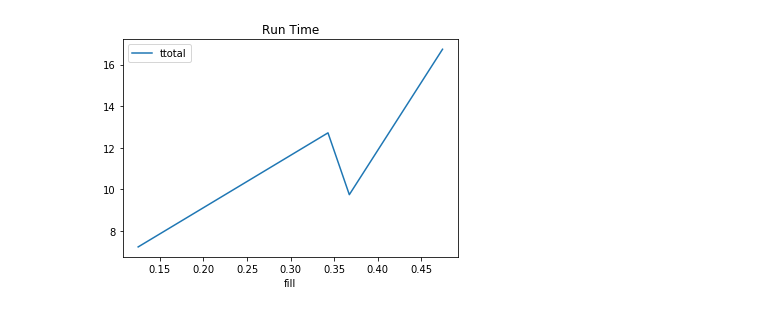
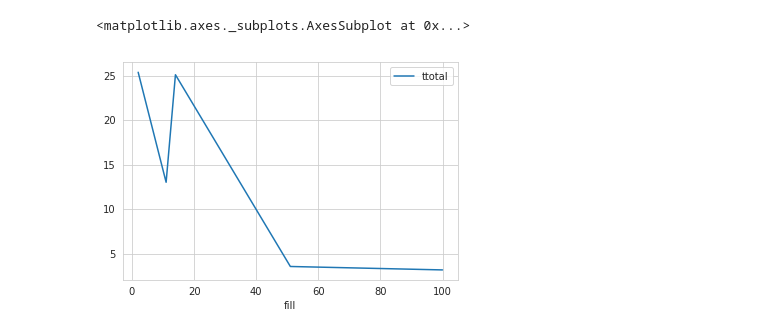
Before and after one commit to JensPfeifle/sph-nearest-neighbor, a Jupyter notebook: results/Analyze.ipynb, the cells around one changed output. Drawn from its saved outputs; the diff is of its cells as text; code cells hidden in the pictures.

```diff
--- a/results/Analyze.ipynb
+++ b/results/Analyze.ipynb
@@ -1,3 +1,7 @@
 # %%
 %matplotlib inline
 import pandas as pd
+import seaborn as sns
+import matplotlib
+import matplotlib.pyplot as plt
+sns.set_style("whitegrid")
@@ -4,3 +10,3 @@ import pandas as pd
 # %%
 df = pd.read_csv('stats.csv')
-df.head()
+EDITED = False
@@ -13,0 +28,7 @@ df.head()
+# %%
+if EDITED:
+    print("Not reapplying cleanup.")
+else:
+    EDITED = True
+    # fill to percent
+    df['fill'] = (df['fill']*100).astype(int)
@@ -14,5 +79,5 @@ df.head()
 # %%
-df.groupby('fill').mean().plot(y='ttotal',
-                               title='Run Time');
+df.groupby('fill').mean().plot(y='ttotal', )
 # %% [output]
+<matplotlib.axes._subplots.AxesSubplot at 0x...>
-[figure, old version]
+[figure, new version]
```
Also changed, not shown: parts of 12 cells of this notebook, 1 other file.
